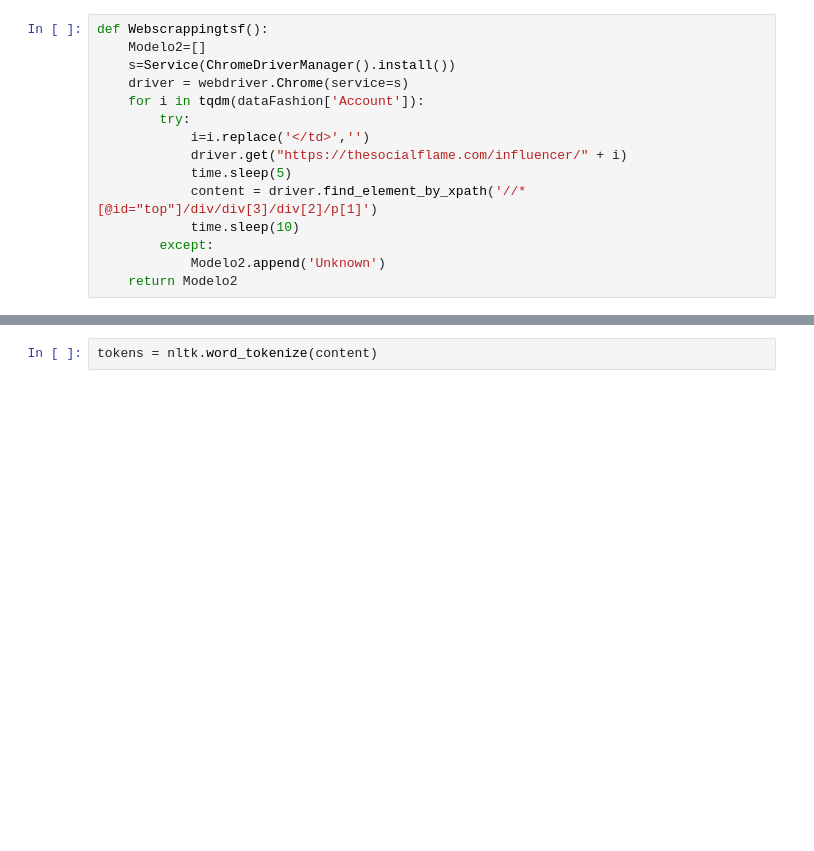
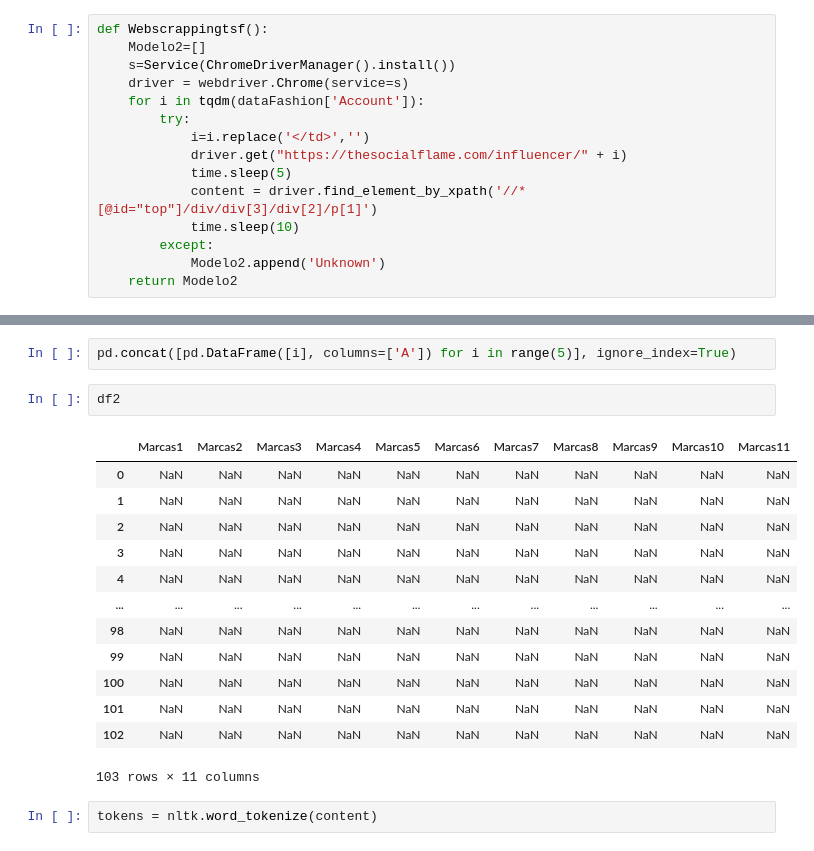
Before and after one commit to MpiPuin12/Marc-Puyol-Iniesta, a Jupyter notebook: Final Project2-3.ipynb, the cells around one changed output, grey strips where cells are left out. Saved outputs shown, nothing was run; the diff lists cells and outputs as text; blank space fills up the shorter version.

```diff
--- a/Final Project2-3.ipynb
+++ b/Final Project2-3.ipynb
@@ -582,3 +668,21 @@ import re
+# %%
+pd.concat([pd.DataFrame([i], columns=['A']) for i in range(5)], ignore_index=True)
+# %%
+df2
+# %% [output]
+|  | Marcas1 | Marcas2 | Marcas3 | Marcas4 | Marcas5 | Marcas6 | Marcas7 | Marcas8 | Marcas9 | Marcas10 | Marcas11 |
+| 0 | NaN | NaN | NaN | NaN | NaN | NaN | NaN | NaN | NaN | NaN | NaN |
+| 1 | NaN | NaN | NaN | NaN | NaN | NaN | NaN | NaN | NaN | NaN | NaN |
+| 2 | NaN | NaN | NaN | NaN | NaN | NaN | NaN | NaN | NaN | NaN | NaN |
+| 3 | NaN | NaN | NaN | NaN | NaN | NaN | NaN | NaN | NaN | NaN | NaN |
+| 4 | NaN | NaN | NaN | NaN | NaN | NaN | NaN | NaN | NaN | NaN | NaN |
+| ... | ... | ... | ... | ... | ... | ... | ... | ... | ... | ... | ... |
+| 98 | NaN | NaN | NaN | NaN | NaN | NaN | NaN | NaN | NaN | NaN | NaN |
+| 99 | NaN | NaN | NaN | NaN | NaN | NaN | NaN | NaN | NaN | NaN | NaN |
+| 100 | NaN | NaN | NaN | NaN | NaN | NaN | NaN | NaN | NaN | NaN | NaN |
+| 101 | NaN | NaN | NaN | NaN | NaN | NaN | NaN | NaN | NaN | NaN | NaN |
+| 102 | NaN | NaN | NaN | NaN | NaN | NaN | NaN | NaN | NaN | NaN | NaN |
+103 rows × 11 columns
 # %%
 tokens = nltk.word_tokenize(content)
 # %%
```
Also changed, not shown: parts of 26 cells of this notebook.
